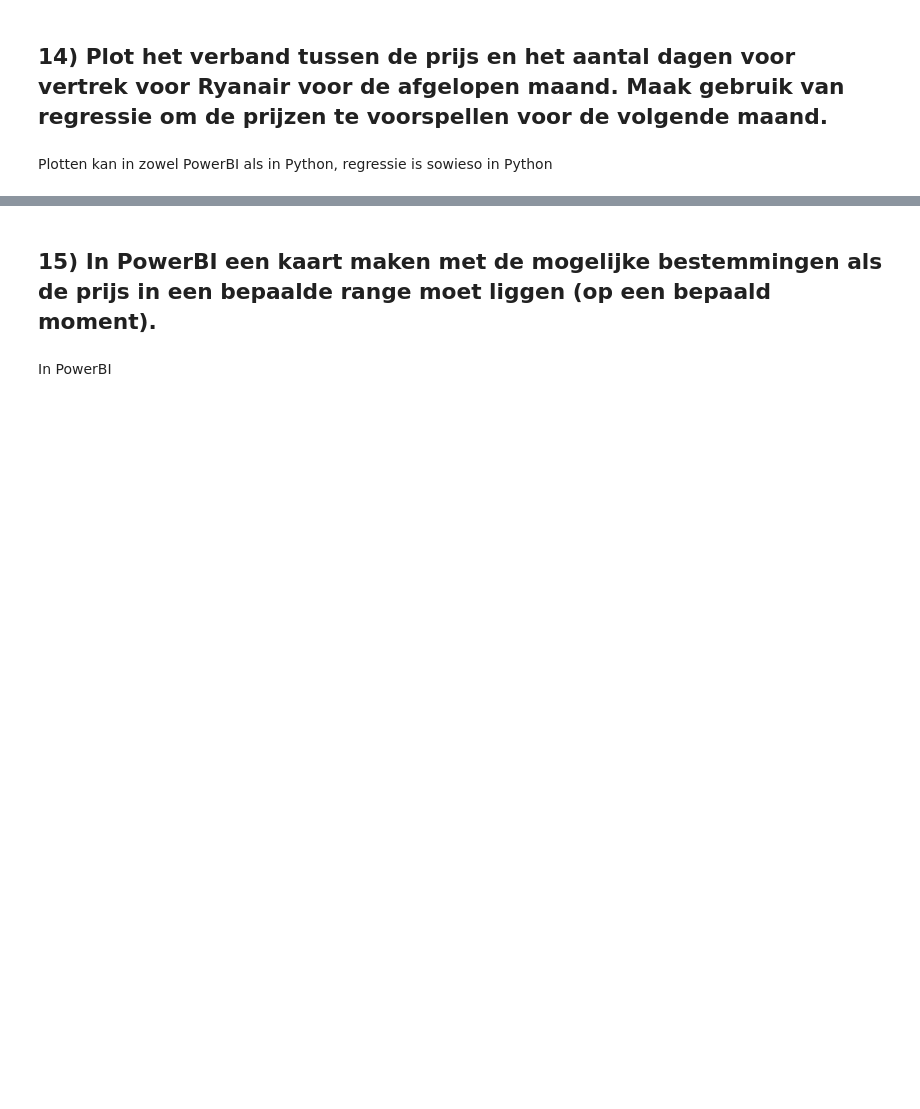
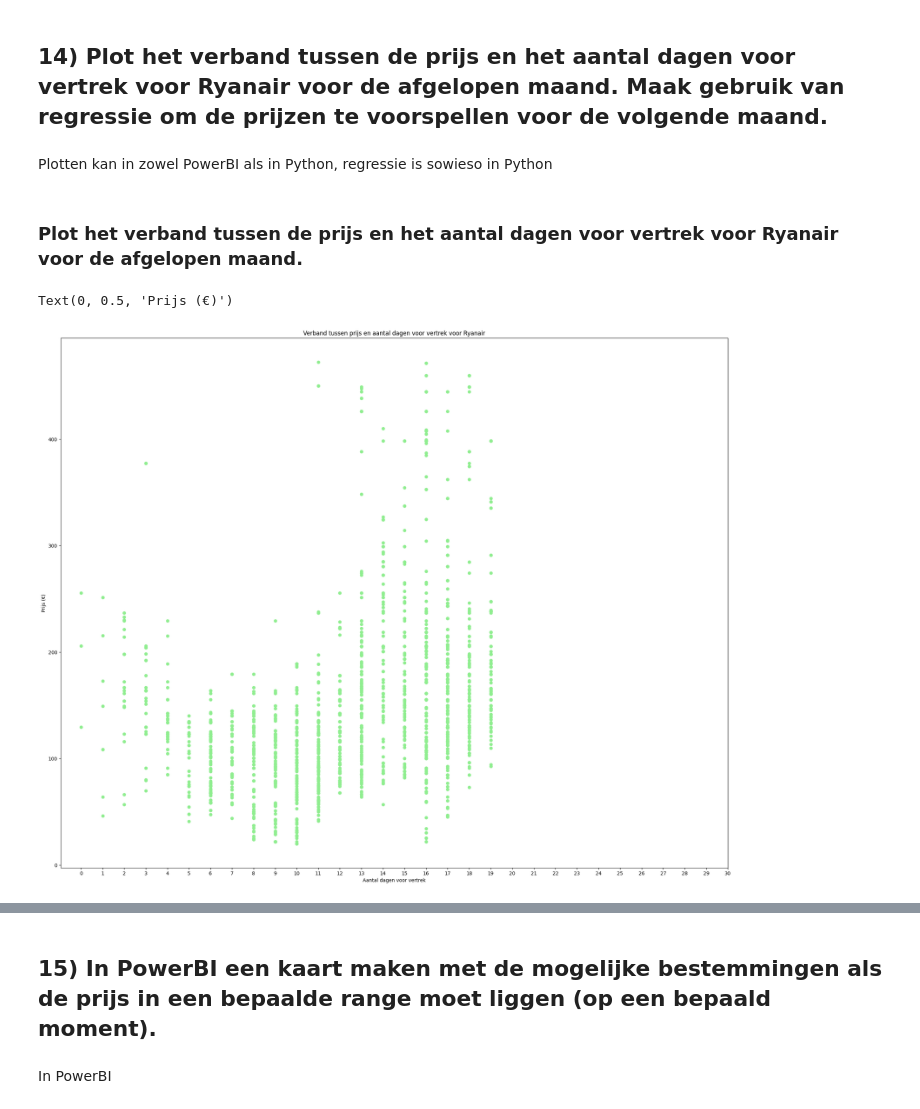
Before and after one commit to kyanamarckx/Data-Engineering-Project, a Jupyter notebook: analyse/analyse.ipynb, the cells around one changed output, grey strips where cells are left out. Drawn from its saved outputs; the diff is of its cells as text; code cells hidden in the pictures; blank space fills up the shorter version.

Commit message:
question 14 analyse + other method "vluchtenPerWeek.csv"

```diff
--- a/analyse/analyse.ipynb
+++ b/analyse/analyse.ipynb
@@ -224,3 +226,37 @@ In Python volgens mij
 ## 14) Plot het verband tussen de prijs en het aantal dagen voor vertrek voor Ryanair voor de afgelopen maand. Maak gebruik van regressie om de prijzen te voorspellen voor de volgende maand.
 # %% [markdown]
 Plotten kan in zowel PowerBI als in Python, regressie is sowieso in Python
+# %% [markdown]
+### Plot het verband tussen de prijs en het aantal dagen voor vertrek voor Ryanair voor de afgelopen maand.
+# %%
+# read the data
+data = pd.read_csv('../analyse/allData.csv')
+
+# filter the data for Ryanair
+data = data[data['airline_iata_code'] == 'FR']
+
+# convert departure date to datetime object
+data['departure_date'] = pd.to_datetime(data['departure_date'])
+
+# add new column for days before departure
+data['days_before_departure'] = (data['departure_date'] - data['departure_date'].min()).dt.days
+
+# previous month with datetime
+previous_month = datetime.datetime.now() - datetime.timedelta(days=30)
+
+# today with datetime
+today = datetime.datetime.now()
+
+# filter the data for the last month ()
+data = data[(data['departure_date'] >= previous_month) & (data['departure_date'] <= today)]
+
+# plot the results
+plt.figure(figsize=(25, 20))
+plt.plot(data['days_before_departure'], data['price'], 'o', color='lightgreen')
+plt.title('Verband tussen prijs en aantal dagen voor vertrek voor Ryanair')
+plt.xticks(range(0, 31, 1))
+plt.xlabel('Aantal dagen voor vertrek')
+plt.ylabel('Prijs (€)')
+# %% [output]
+Text(0, 0.5, 'Prijs (€)')
+[figure, added]
```
Also changed, not shown: parts of 7 cells of this notebook, 2 other files.
